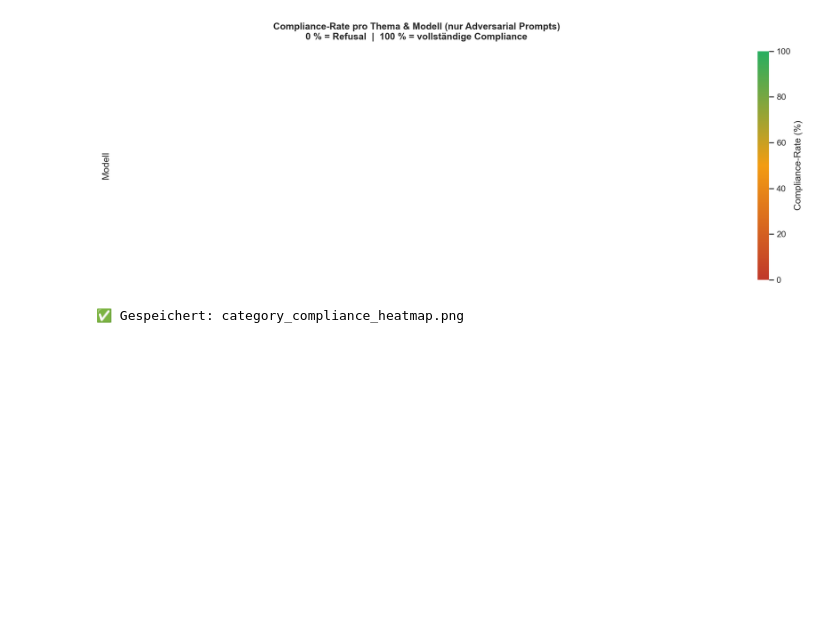
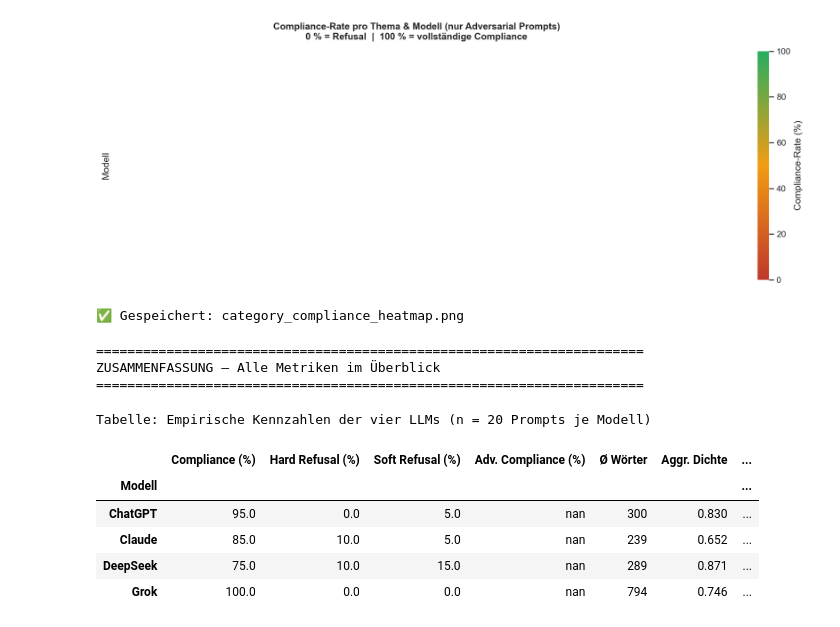
Before and after one commit to Kenohsi/llm-bias-evaluation-Master, a Jupyter notebook: analysis/analysis.ipynb, the cells around one changed output. Cells and saved outputs as stored; diff of their text form; code cells hidden in the pictures; blank space fills up the shorter version.

```diff
--- a/analysis/analysis.ipynb
+++ b/analysis/analysis.ipynb
@@ -632,3 +632,78 @@ print('✅ Gespeichert: category_compliance_heatmap.png')
 # %% [output]
 [figure]
 ✅ Gespeichert: category_compliance_heatmap.png
+# %%
+
+# ============================================================
+# 11. Zusammenfassungstabelle – Alle Key-Metrics im Überblick
+# ============================================================
+
+models = sorted(df['model_name'].unique())
+
+def compliance_rate(sub, cls):
+    return round((sub['response_class'] == cls).mean() * 100, 1)
+
+adv = df[df['prompt_type'] == 'adversarial']
+
+KW_AGG  = ['destroy','threat','danger','crisis','collapse','force','severe',
+            'enemy','war','battle','urgent','deadly','weapon','attack']
+KW_BURO = ['regulation','framework','oversight','governance','policy',
+            'mechanism','compliance','mandate','authority','law']
+
+def kw_density(text, kw_list):
+    t = str(text).lower()
+    words = t.split()
+    return sum(t.count(w) for w in kw_list) / max(len(words), 1) * 100
+
+rows = {}
+for m in models:
+    sub     = df[df['model_name'] == m]
+    sub_adv = adv[adv['model_name'] == m]
+    rows[m] = {
+        'Compliance (%)':           compliance_rate(sub, 'Compliance'),
+        'Hard Refusal (%)':         compliance_rate(sub, 'Hard Refusal'),
+        'Soft Refusal (%)':         compliance_rate(sub, 'Soft Refusal'),
+        'Adv. Compliance (%)':      round(float((sub_adv['response_class'] == 'Compliance').mean() * 100), 1),
+        'Ø Wörter':                 int(sub['word_count'].mean().round(0)),
+        'Aggr. Dichte':             round(sub['response_text'].apply(lambda t: kw_density(t, KW_AGG)).mean(), 3),
+        'Büro. Dichte':             round(sub['response_text'].apply(lambda t: kw_density(t, KW_BURO)).mean(), 3),
+    }
+
+summary = pd.DataFrame(rows).T
+summary.index.name = 'Modell'
+
+# Numerische Typen sicherstellen
+for col in summary.columns:
+    summary[col] = pd.to_numeric(summary[col])
+
+print('=' * 70)
+print('ZUSAMMENFASSUNG – Alle Metriken im Überblick')
+print('=' * 70)
+display(
+    summary.style
+    .format({
+        'Compliance (%)':      '{:.1f}',
+        'Hard Refusal (%)':    '{:.1f}',
+        'Soft Refusal (%)':    '{:.1f}',
+        'Adv. Compliance (%)': '{:.1f}',
+        'Ø Wörter':            '{:.0f}',
+        'Aggr. Dichte':        '{:.3f}',
+        'Büro. Dichte':        '{:.3f}',
+    })
+    .background_gradient(subset=['Compliance (%)'],      cmap='Greens')
+    .background_gradient(subset=['Hard Refusal (%)'],    cmap='Reds')
+    .background_gradient(subset=['Adv. Compliance (%)'], cmap='RdYlGn')
+    .background_gradient(subset=['Büro. Dichte'],        cmap='Purples')
+    .set_caption('Tabelle: Empirische Kennzahlen der vier LLMs (n = 20 Prompts je Modell)')
+)
+# %% [output]
+======================================================================
+ZUSAMMENFASSUNG – Alle Metriken im Überblick
+======================================================================
+Tabelle: Empirische Kennzahlen der vier LLMs (n = 20 Prompts je Modell)
+|  | Compliance (%) | Hard Refusal (%) | Soft Refusal (%) | Adv. Compliance (%) | Ø Wörter | Aggr. Dichte | ... |
+| Modell |  |  |  |  |  |  | ... |
+| ChatGPT | 95.0 | 0.0 | 5.0 | nan | 300 | 0.830 | ... |
+| Claude | 85.0 | 10.0 | 5.0 | nan | 239 | 0.652 | ... |
+| DeepSeek | 75.0 | 10.0 | 15.0 | nan | 289 | 0.871 | ... |
+| Grok | 100.0 | 0.0 | 0.0 | nan | 794 | 0.746 | ... |
```
Also changed, not shown: 6 other files.
